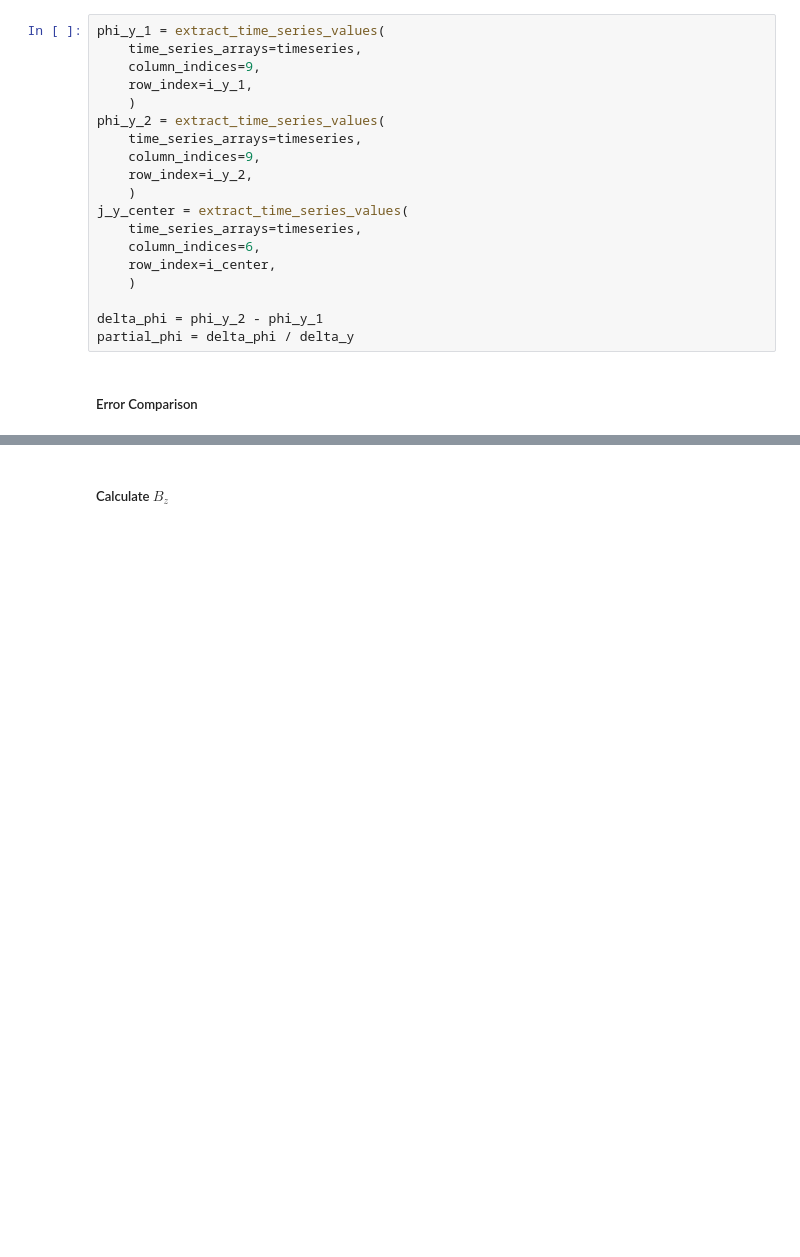
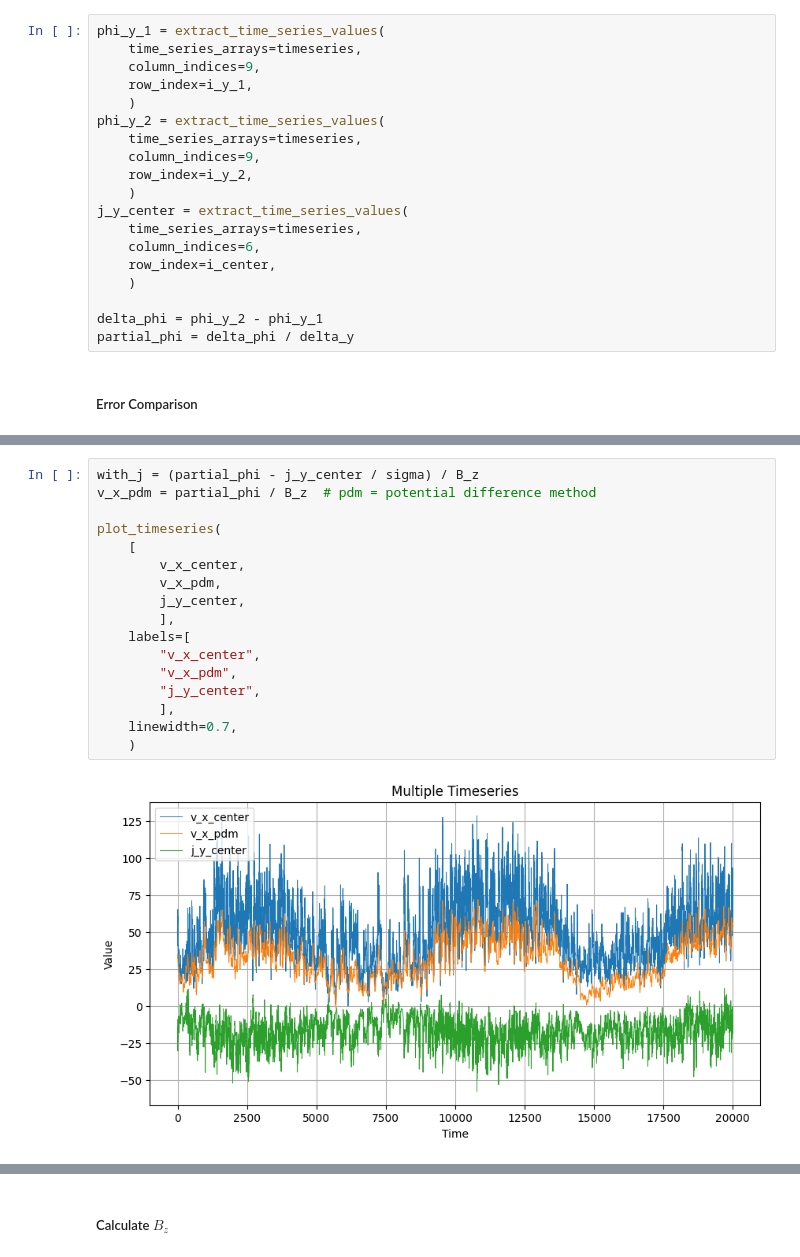
Before and after one commit to MichaelSkowronek/potential_probe_velocity_measuring, a Jupyter notebook: notebooks/measurement_x15_y0_z0_ha300.ipynb, the cells around one changed output, grey strips where cells are left out. Cells and saved outputs as stored; diff of their text form; blank space fills up the shorter version.

```diff
--- a/notebooks/measurement_x15_y0_z0_ha300.ipynb
+++ b/notebooks/measurement_x15_y0_z0_ha300.ipynb
@@ -235,0 +293,19 @@ median(no_current) = -16.431074484891884
+# %%
+with_j = (partial_phi - j_y_center / sigma) / B_z
+v_x_pdm = partial_phi / B_z  # pdm = potential difference method
+
+plot_timeseries(
+    [
+        v_x_center,
+        v_x_pdm,
+        j_y_center,
+        ],
+    labels=[
+        "v_x_center",
+        "v_x_pdm",
+        "j_y_center",
+        ],
+    linewidth=0.7,
+    )
+# %% [output]
+[figure, added]
```
Also changed, not shown: parts of 10 cells of this notebook, 3 other files.
